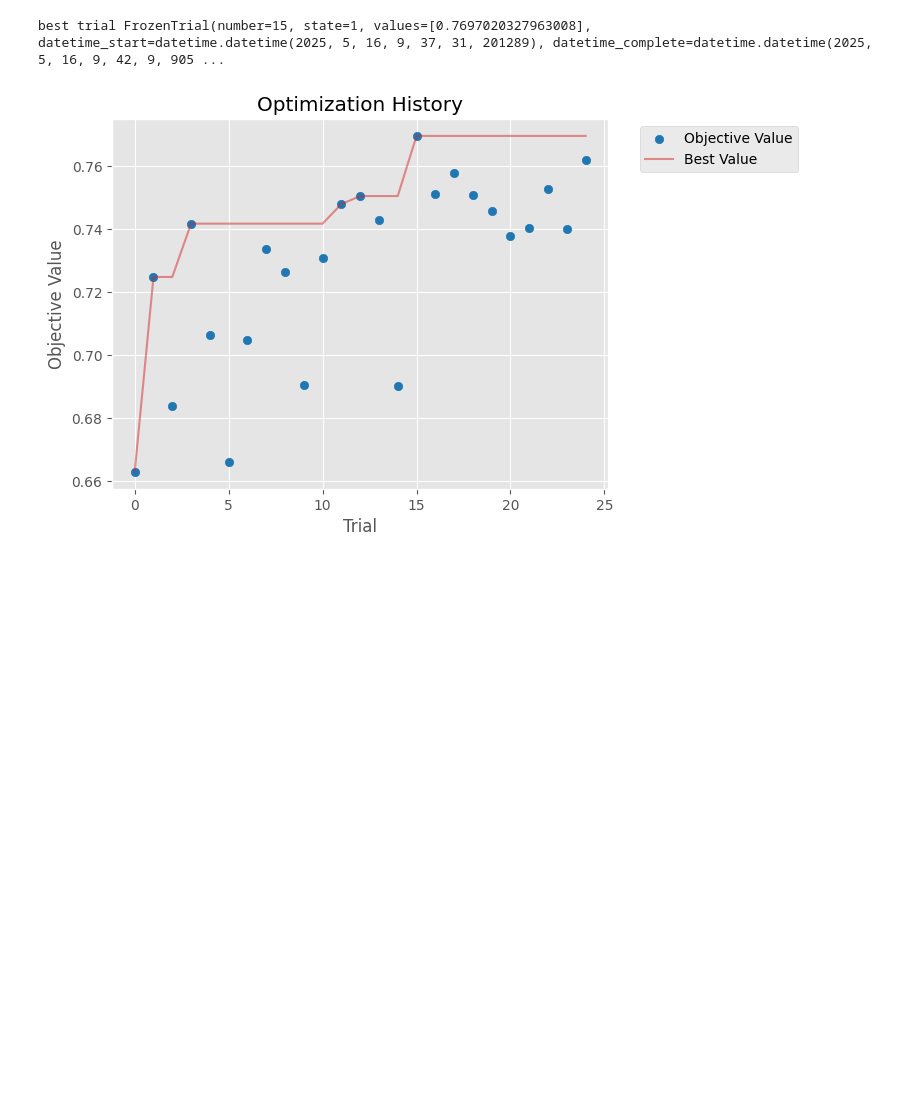
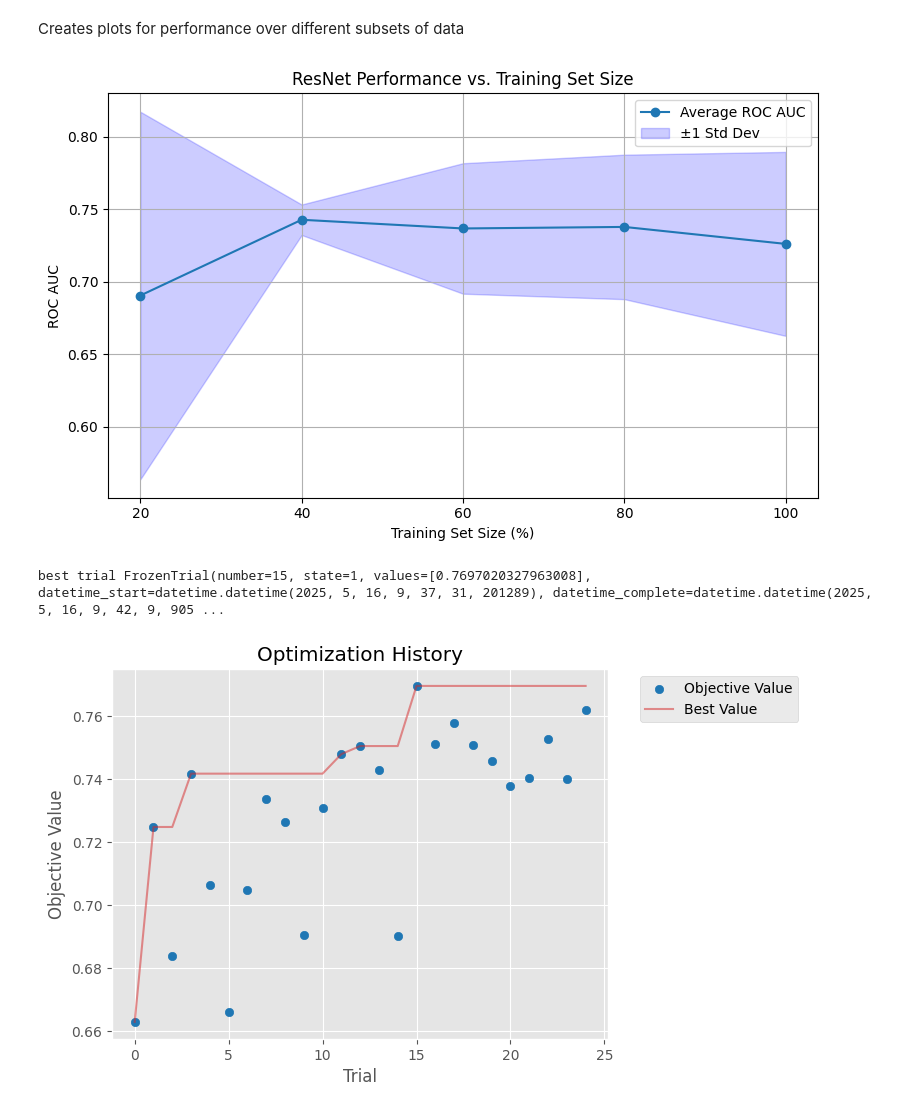
Before and after one commit to noorwertheim/Master-Thesis, a Jupyter notebook: notebooks/plot.ipynb, the cells around one changed output. Drawn from its saved outputs; the diff is of its cells as text; code cells hidden in the pictures; blank space fills up the shorter version.

```diff
--- a/notebooks/plot.ipynb
+++ b/notebooks/plot.ipynb
@@ -8,3 +8,47 @@ from config import raw_data_path, univariate_data_path, processed_data_path, mod
+# %% [markdown]
+Creates plots for performance over different subsets of data
+# %%
+import pandas as pd
+import matplotlib.pyplot as plt
+import os
+
+# Load results
+dataset_name = "resnet_subset_runs.csv"
+path = os.path.join(results_path, dataset_name)
+df = pd.read_csv(path)
+if dataset_name == "FCMAE_resnet_subset_runs.csv":
+    column_names = ["run", "data_subset", "accuracy", "precision", "recall", "f1", "average_precision", "roc_auc"]
+    # Load the CSV with headers manually added
+    df = pd.read_csv(path, header=None, names=column_names)
+
+
+# Convert data_subset to numeric values for plotting
+# df['data_subset'] = df['data_subset'].str.replace('%', '').astype(int)
+
+# Group by subset and calculate mean and std
+grouped = df.groupby('data_subset')['roc_auc'].agg(['mean', 'std']).reset_index()
+
+# grouped = df.groupby('data_subset')['precision'].agg(['mean', 'std']).reset_index()
+
+
+# Plotting
+plt.figure(figsize=(8, 5))
+plt.plot(grouped['data_subset'], grouped['mean'], marker='o', label='Average ROC AUC')
+plt.fill_between(grouped['data_subset'],
+                 grouped['mean'] - grouped['std'],
+                 grouped['mean'] + grouped['std'],
+                 color='blue', alpha=0.2, label='±1 Std Dev')
+
+plt.xticks(grouped['data_subset'])
+plt.xlabel("Training Set Size (%)")
+plt.ylabel("ROC AUC")
+plt.title("ResNet Performance vs. Training Set Size")
+plt.legend()
+plt.grid(True)
+plt.tight_layout()
+plt.show()
+# %% [output]
+[figure, added]
 # %%
 import optuna
 import joblib  # or use pickle
```
Also changed, not shown: parts of 1 cell of this notebook, 1 other file.
